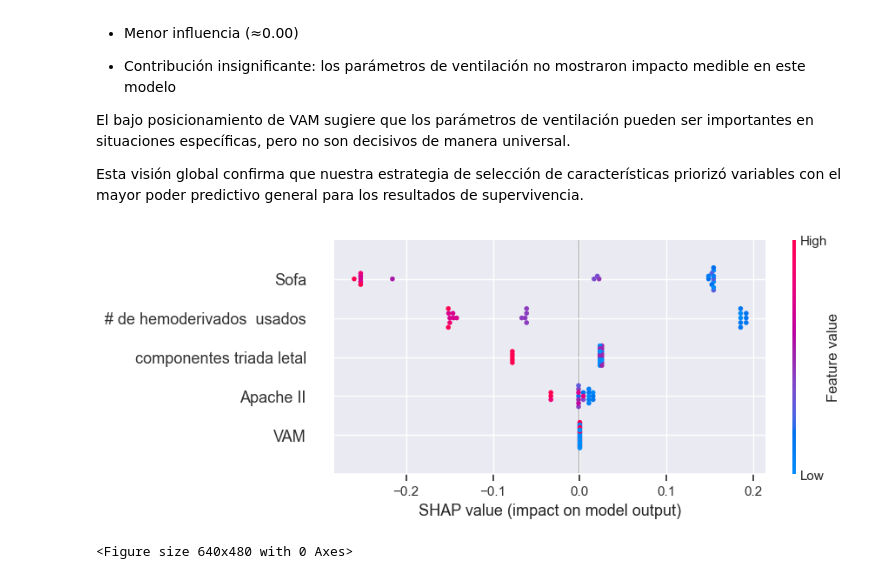
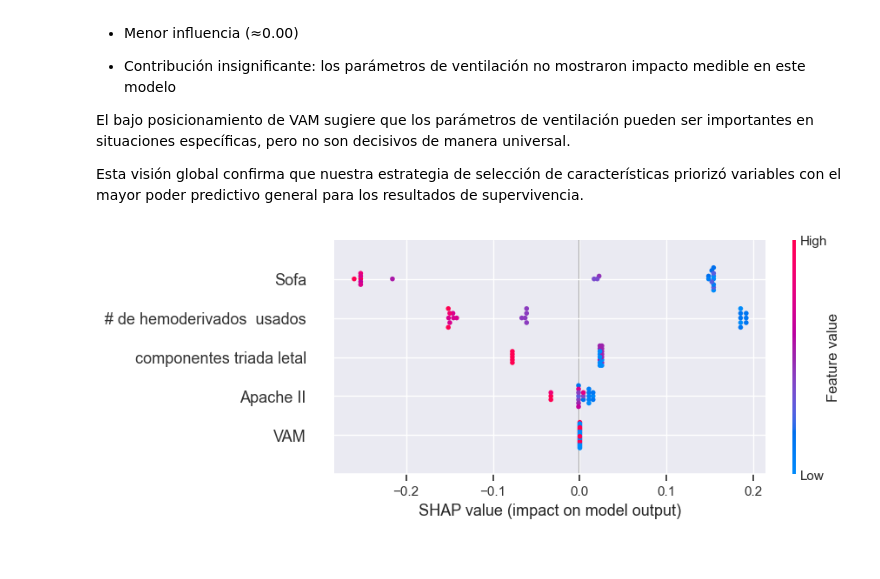
Before and after one commit to amaliezzz/Damage-Control-Feature-Selection, a Jupyter notebook: notebooks/04_explicabilidad.ipynb, the cells around one changed output. Cells and saved outputs as stored; diff of their text form; code cells hidden in the pictures.

Commit message:
feat: figures corrected and Readme translated

```diff
--- a/notebooks/04_explicabilidad.ipynb
+++ b/notebooks/04_explicabilidad.ipynb
@@ -101,8 +101,8 @@ El bajo posicionamiento de VAM sugiere que los parámetros de ventilación puede
 Esta visión global confirma que nuestra estrategia de selección de características priorizó variables con el mayor poder predictivo general para los resultados de supervivencia.
 # %%
 # Generar un gráfico beeswarm de SHAP para visualizar la dispersión de las características
+fig = plt.figure()
 shap.plots.beeswarm(shap_values[:,:,0])
-plt.savefig('../figures/dispersion_expl.png', dpi = 300, bbox_inches='tight')
+fig.savefig('../figures/dispersion_expl.png', dpi = 300, bbox_inches='tight')
 # %% [output]
-[figure, old version]
+[figure, new version]
-<Figure size 640x480 with 0 Axes>
```
Also changed, not shown: parts of 3 cells of this notebook, 7 other files.
